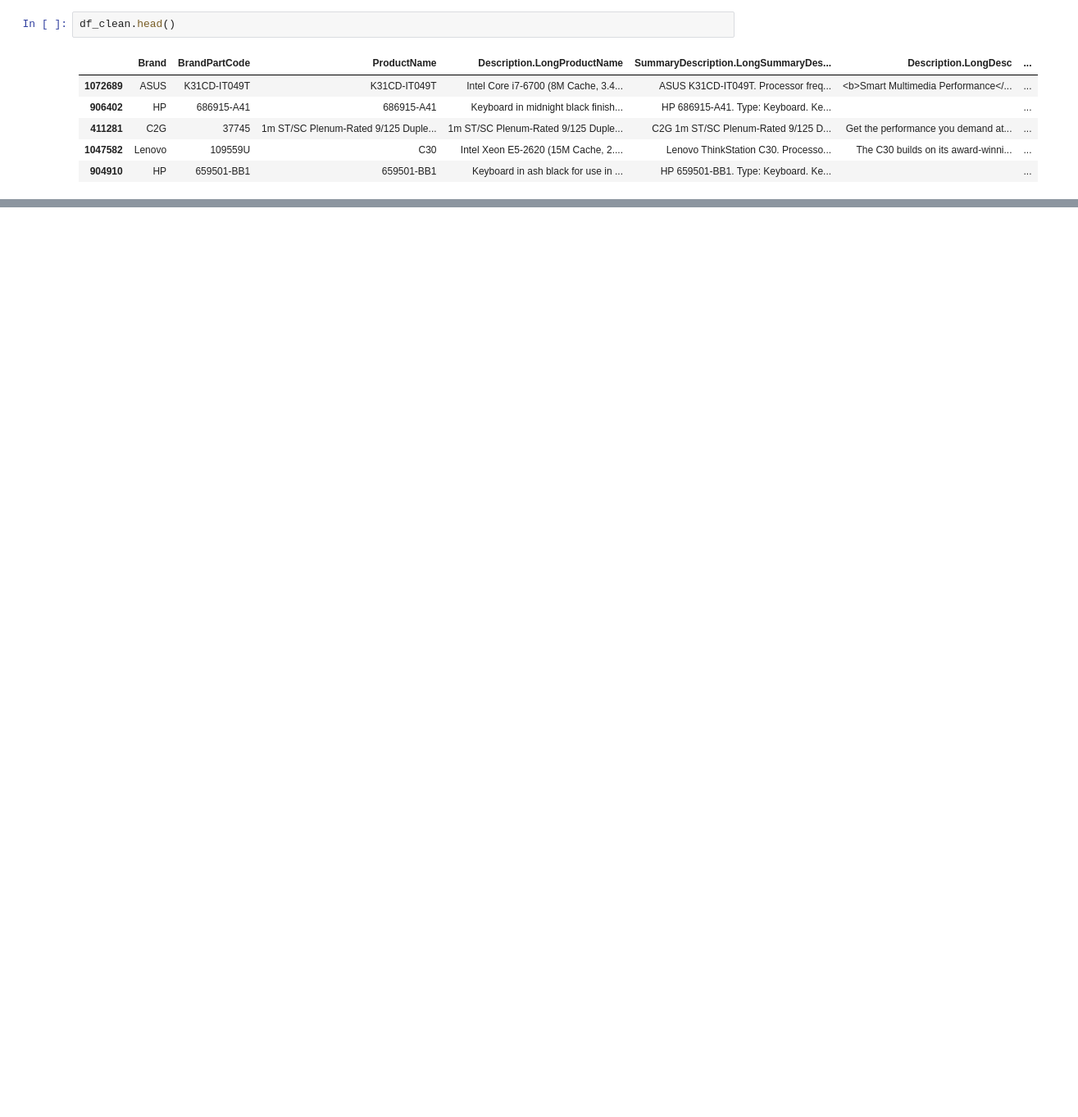
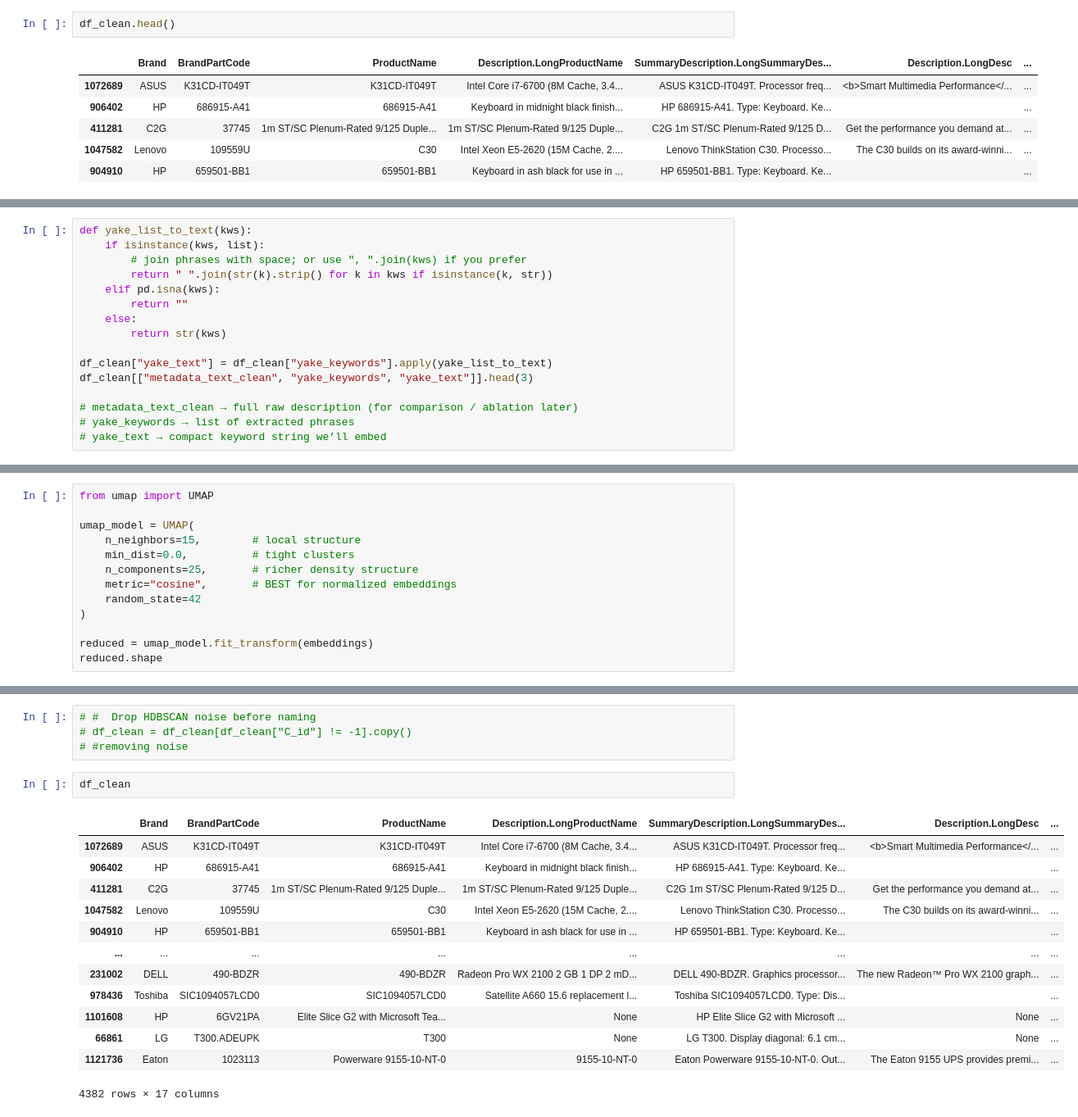
Before and after one commit to AlistairPereira/Taxonomy_Buidling_Textual_Corpora, a Jupyter notebook: prompt_engineering/prompt_engineering_keywords_llm.ipynb, the cells around one changed output, grey strips where cells are left out. Shown at 82% size. Saved outputs shown, nothing was run; the diff lists cells and outputs as text; blank space fills up the shorter version.

Commit message:
cosine , bertscore using keywords

```diff
--- a/prompt_engineering/prompt_engineering_keywords_llm.ipynb
+++ b/prompt_engineering/prompt_engineering_keywords_llm.ipynb
@@ -672,0 +744,16 @@ df_clean.head()
+# %%
+def yake_list_to_text(kws):
+    if isinstance(kws, list):
+        # join phrases with space; or use ", ".join(kws) if you prefer
+        return " ".join(str(k).strip() for k in kws if isinstance(k, str))
+    elif pd.isna(kws):
+        return ""
+    else:
+        return str(kws)
+
+df_clean["yake_text"] = df_clean["yake_keywords"].apply(yake_list_to_text)
+df_clean[["metadata_text_clean", "yake_keywords", "yake_text"]].head(3)
+
+# metadata_text_clean → full raw description (for comparison / ablation later)
+# yake_keywords → list of extracted phrases
+# yake_text → compact keyword string we’ll embed
@@ -672,0 +793,13 @@ df_clean.head()
+# %%
+from umap import UMAP
+
+umap_model = UMAP(
+    n_neighbors=15,        # local structure
+    min_dist=0.0,          # tight clusters
+    n_components=25,       # richer density structure
+    metric="cosine",       # BEST for normalized embeddings
+    random_state=42
+)
+
+reduced = umap_model.fit_transform(embeddings)
+reduced.shape
@@ -672,0 +838,20 @@ df_clean.head()
+# %%
+# #  Drop HDBSCAN noise before naming
+# df_clean = df_clean[df_clean["C_id"] != -1].copy()
+# #removing noise
+# %%
+df_clean
+# %% [output]
+|  | Brand | BrandPartCode | ProductName | Description.LongProductName | SummaryDescription.LongSummaryDes... | Description.LongDesc | ... |
+| 1072689 | ASUS | K31CD-IT049T | K31CD-IT049T | Intel Core i7-6700 (8M Cache, 3.4... | ASUS K31CD-IT049T. Processor freq... | <b>Smart Multimedia Performance</... | ... |
+| 906402 | HP | 686915-A41 | 686915-A41 | Keyboard in midnight black finish... | HP 686915-A41. Type: Keyboard. Ke... |  | ... |
+| 411281 | C2G | 37745 | 1m ST/SC Plenum-Rated 9/125 Duple... | 1m ST/SC Plenum-Rated 9/125 Duple... | C2G 1m ST/SC Plenum-Rated 9/125 D... | Get the performance you demand at... | ... |
+| 1047582 | Lenovo | 109559U | C30 | Intel Xeon E5-2620 (15M Cache, 2.... | Lenovo ThinkStation C30. Processo... | The C30 builds on its award-winni... | ... |
+| 904910 | HP | 659501-BB1 | 659501-BB1 | Keyboard in ash black for use in ... | HP 659501-BB1. Type: Keyboard. Ke... |  | ... |
+| ... | ... | ... | ... | ... | ... | ... | ... |
+| 231002 | DELL | 490-BDZR | 490-BDZR | Radeon Pro WX 2100 2 GB 1 DP 2 mD... | DELL 490-BDZR. Graphics processor... | The new Radeon™ Pro WX 2100 graph... | ... |
+| 978436 | Toshiba | SIC1094057LCD0 | SIC1094057LCD0 | Satellite A660 15.6 replacement l... | Toshiba SIC1094057LCD0. Type: Dis... |  | ... |
+| 1101608 | HP | 6GV21PA | Elite Slice G2 with Microsoft Tea... | None | HP Elite Slice G2 with Microsoft ... | None | ... |
+| 66861 | LG | T300.ADEUPK | T300 | None | LG T300. Display diagonal: 6.1 cm... | None | ... |
+| 1121736 | Eaton | 1023113 | Powerware 9155-10-NT-0 | 9155-10-NT-0 | Eaton Powerware 9155-10-NT-0. Out... | The Eaton 9155 UPS provides premi... | ... |
+4382 rows × 17 columns
```
Also changed, not shown: parts of 38 cells of this notebook.
